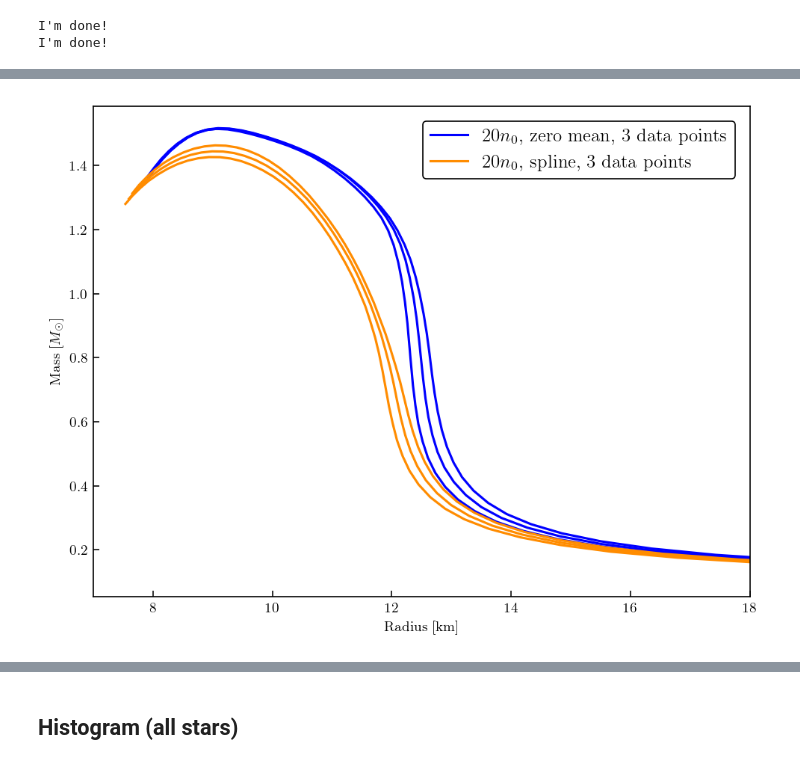
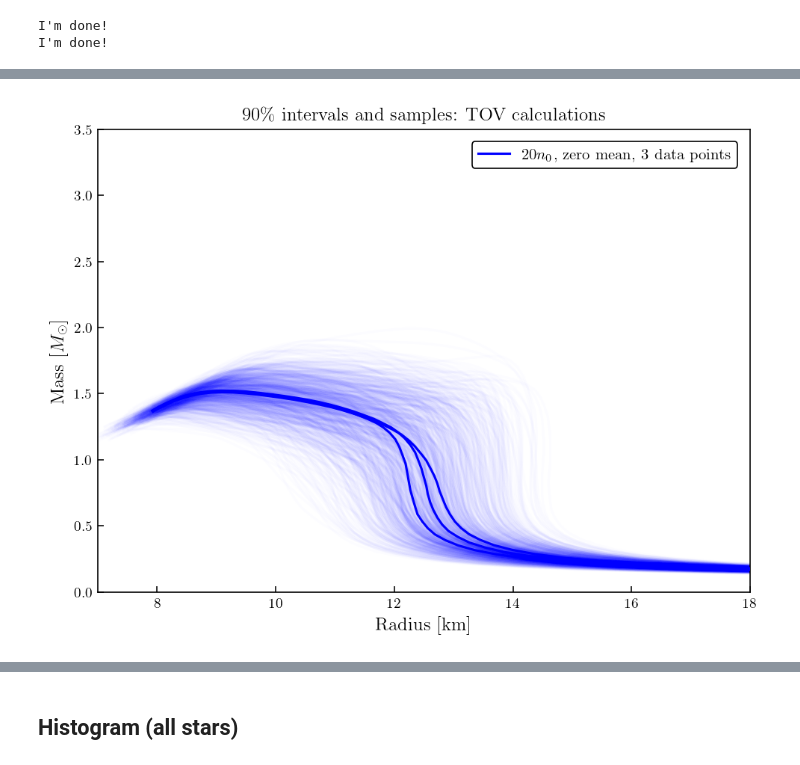
Before and after one commit to asemposki/neutron-rich-bmm, a Jupyter notebook: notebooks/TOV_Changepoint.ipynb, the cells around one changed output, grey strips where cells are left out. Cells and saved outputs as stored; diff of their text form; code cells hidden in the pictures.

```diff
--- a/notebooks/TOV_Changepoint.ipynb
+++ b/notebooks/TOV_Changepoint.ipynb
@@ -97,8 +100,8 @@ x22 = np.asarray(LIGO_maxmass['Radius2_km'])
 y22 = np.asarray(LIGO_maxmass['m2_source_frame_Msun'])
 # %%
 # 20n0, no mean, no data, reduced
-filename20 = 'NSM_changepoint_data_20n0_3_False'
-filename40 = 'NSM_changepoint_data_20n0_3_True'
+filename20 = 'NSM_changepoint_data_20n0_3_False_reduced' # zero mean without data
+filename40 = 'NSM_changepoint_data_20n0_3_True_reduced'  # spline without data
 with open('../data/pickled_data/'+filename20+'.pkl', 'rb') as fp:
     density20 = pickle.load(fp)
     edensdict20 = pickle.load(fp)
@@ -113,6 +116,8 @@ with open('../data/pickled_data/'+filename40+'.pkl', 'rb') as fp:
     cs2dict40 = pickle.load(fp)
 
 # look at the data types here and keys
-print(edensdict20.keys())
-print(edensdict40.keys())
+print(edensdict20.shape) #.keys())
+print(edensdict40.shape) #.keys())
+print(pressuredict20.shape)
+print(pressuredict40.shape)
 # %% [output]
@@ -166,0 +221,9 @@ Radius:  8.9382100504 Maximum mass:  1.4268452953454036 Central pressure:  636.2
+# %%
+# run routine
+# call the solver once, send all data directly
+tovenv20 = TOVsolver(eos_filepath='../data/TOV_data/tov_env_{}.npz'.format(filename20), tidal=False, moment=False)
+#tovenv40 = TOVsolver(eos_filepath='../data/TOV_data/tov_env_{}.npz'.format(filename40), tidal=False, moment=False)
+
+# call routine once (should do its thing...check why central pressures are the same for different ones)
+radenv20, prescentenv20, massenv20 = tovenv20.tov_routine(verbose=False, write_to_file=False)
+#radenv40, prescentenv40, massenv40 = tovenv40.tov_routine(verbose=False, write_to_file=False)
@@ -167,16 +250,20 @@ Radius:  8.9382100504 Maximum mass:  1.4268452953454036 Central pressure:  636.2
 # %%
 # plot these envelopes for each case (they will overlap, it's fine for now...)
-[plt.plot(rad20[:,i+1], mass20[:,i+1], color='blue') for i in range(2)]
-plt.plot(rad20[:,0], mass20[:,0], color='blue', label=r'$20n_0$, zero mean, 3 data points')
-[plt.plot(rad40[:,i+1], mass40[:,i+1], color='darkorange') for i in range(2)]
-plt.plot(rad40[:,0], mass40[:,0], color='darkorange', label=r'$20n_0$, spline, 3 data points')
-plt.xlabel(r'Radius [km]')
-plt.ylabel(r'Mass [$M_{\odot}$]')
+plt.plot(rad20, mass20, color='blue', alpha=0.01)
+plt.axhline(y=4.0, color='blue', label=r'$20n_0$, zero mean, 3 data points')
+#plt.axhline(y=4.0, color='darkorange', label=r'$20n_0$, spline mean, 0 data points')
+#plt.plot(rad40, mass40, color='darkorange', alpha=0.05)
+plt.plot(radenv20, massenv20, color='blue', zorder=10)
+#plt.plot(radenv40, massenv40, color='darkorange', zorder=10)
+plt.title(r'90\% intervals and samples: TOV calculations',fontsize=12)
+plt.xlabel(r'Radius [km]', fontsize=12)
+plt.ylabel(r'Mass [$M_{\odot}$]', fontsize=12)
 plt.xlim(7.0, 18.0)
-plt.legend(fontsize=12)
+plt.ylim(0.0, 3.5)
+plt.legend(fontsize=10)
 plt.show()
 # %% [output]
-[figure, old version]
+[figure, new version]
 # %%
 # central densities
 cdens_20n0 = tov20.central_dens()
```
Also changed, not shown: parts of 19 cells of this notebook.
